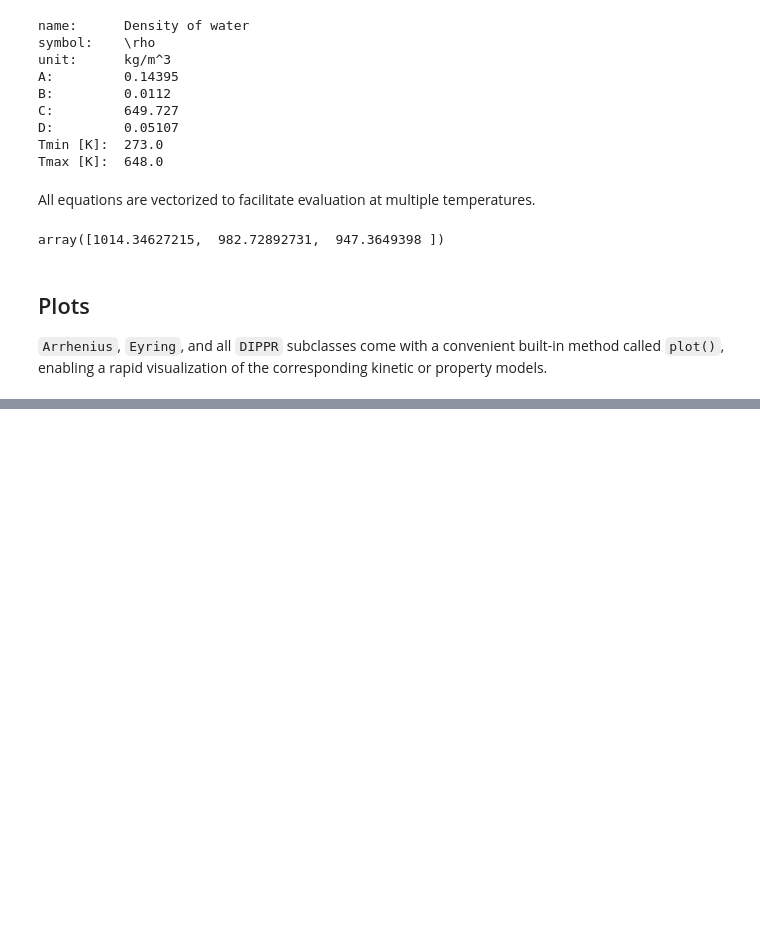
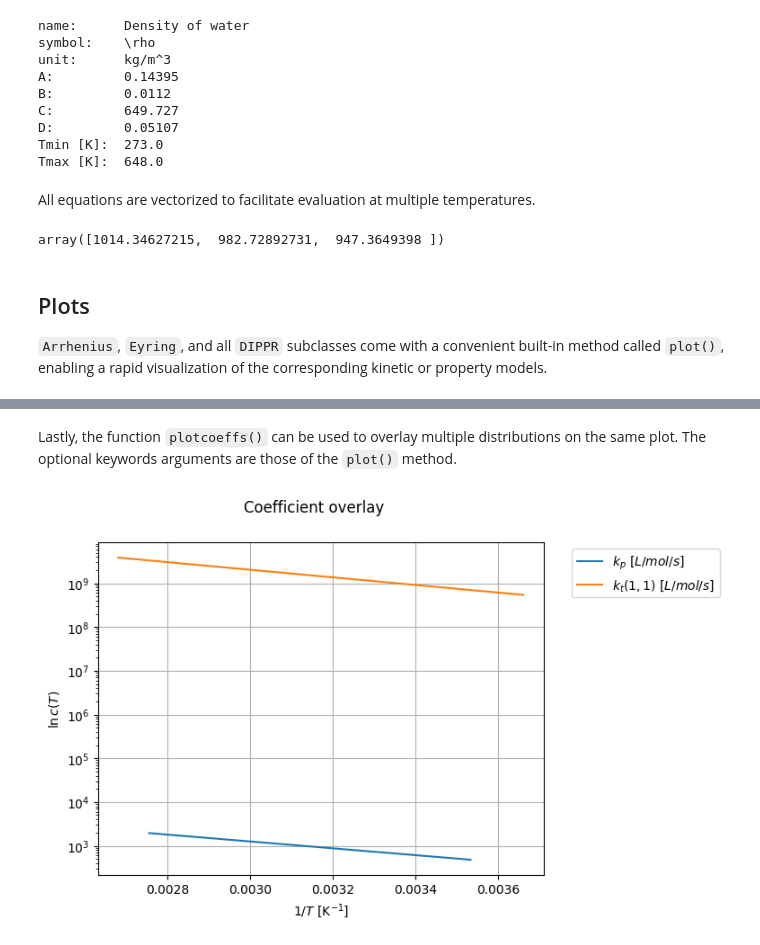
Before and after one commit to HugoMVale/polykin, a Jupyter notebook: docs/tutorials/coefficients.ipynb, the cells around one changed output, grey strips where cells are left out. Saved outputs shown, nothing was run; the diff lists cells and outputs as text; code cells hidden in the pictures; blank space fills up the shorter version.

Commit message:
doc, add plotcoeffs

```diff
--- a/docs/tutorials/coefficients.ipynb
+++ b/docs/tutorials/coefficients.ipynb
@@ -118,8 +115,9 @@ from polykin.coefficients import CompositeModelTermination
 # %% [markdown]
 This class implements the chain-length-dependent composite termination model proposed by Smith and Russel (2003). Note that the class only describes the chain-length effect; the temperature effect must be described separtely (e.g., by `Arrhenius` or `Eyring`).
 # %%
-kt11 = Arrhenius(1e9, 2e3, T0=298., name='kt(1,1)')
-kt = CompositeModelTermination(kt11, icrit=30, name='kt(T,i,j)')
+kt11 = Arrhenius(1e9, 2e3, T0=298., Ysymbol='k_t(1,1)', Yunit='L/mol/s',
+                 name='kt(T,1,1) of Y')
+kt = CompositeModelTermination(kt11, icrit=30, name='kt(T,i,j) of Y')
 # %%
 print(kt)
 # %% [output]
@@ -231,0 +229,2 @@ kfm1.plot(Tunit='C')
+# %% [markdown]
+Lastly, the function `plotcoeffs()` can be used to overlay multiple distributions on the same plot. The optional keywords arguments are those of the `plot()` method.
@@ -231,0 +233,5 @@ kfm1.plot(Tunit='C')
+# %%
+
+_ = plotcoeffs([kp, kt11], kind='Arrhenius')
+# %% [output]
+[figure, added]
```
Also changed, not shown: parts of 20 cells of this notebook.
